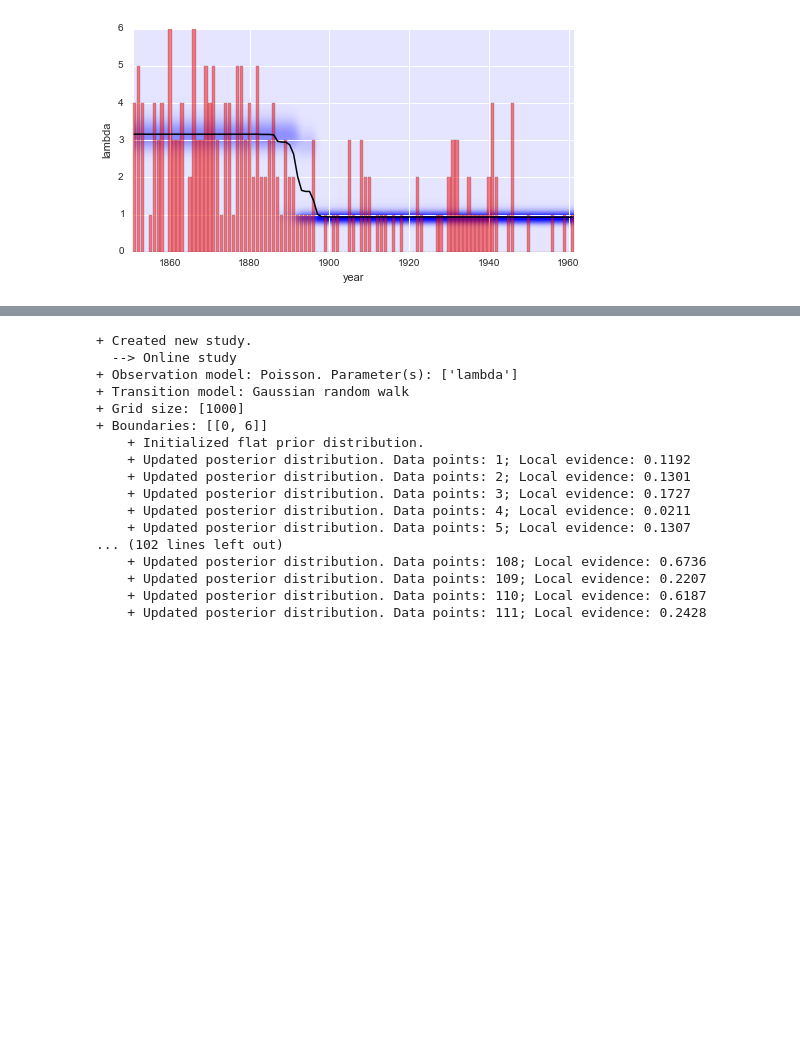
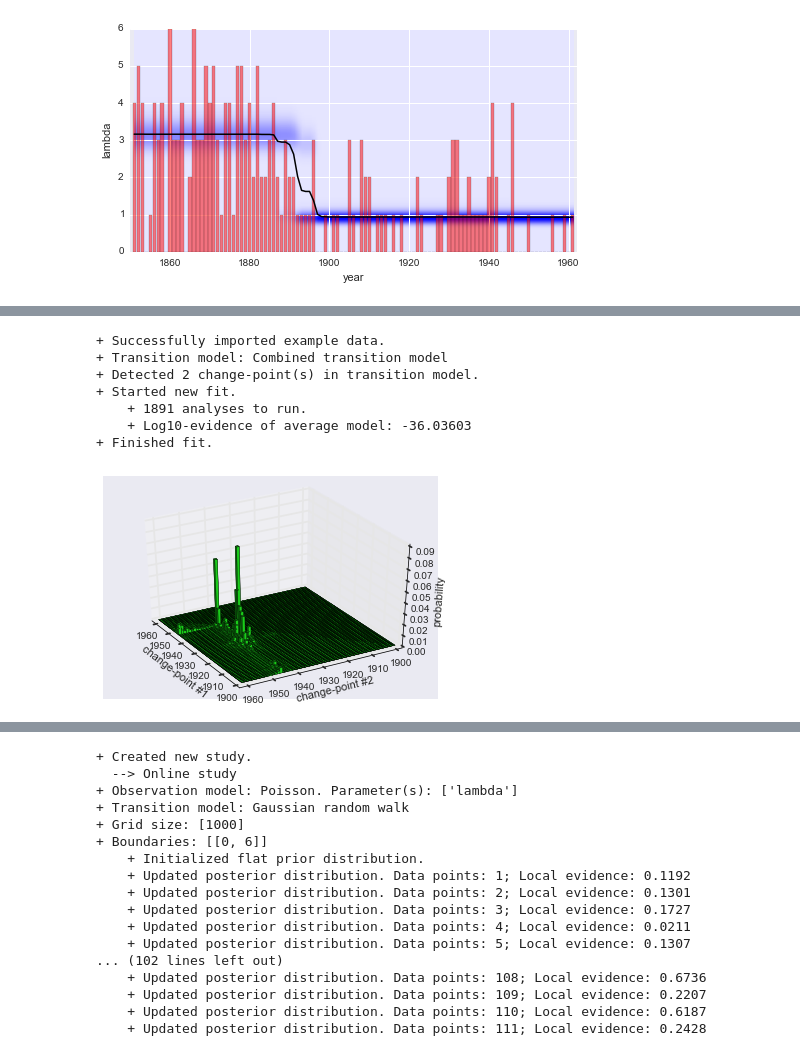
Before and after one commit to christophmark/bayesloop, a Jupyter notebook: docs/bayesloop_tutorial.ipynb, the cells around one changed output, grey strips where cells are left out. Cells and saved outputs as stored; diff of their text form; code cells hidden in the pictures; blank space fills up the shorter version.

```diff
--- a/docs/bayesloop_tutorial.ipynb
+++ b/docs/bayesloop_tutorial.ipynb
@@ -609,0 +617,26 @@ plt.xlabel('year')
+# %%
+CPS.loadExampleData()
+CPS.rawData = CPS.rawData[49:] # restrict analysis to data after 1900
+
+K = bl.tm.CombinedTransitionModel(bl.tm.ChangePoint(tChange=20),
+                                  bl.tm.ChangePoint(tChange=40)
+                                  )
+CPS.setTransitionModel(K)
+CPS.fit(silent=True)
+
+CPS.plotJointChangepointDistribution(indices=[0, 1], tRange=[1900, 1961], color=[0.1, 0.8, 0.1])
+plt.xlim([1899, 1962])
+plt.ylim([1899, 1962])
+
+# set proper view-point
+ax = plt.gca()
+ax.view_init(elev=35, azim=150)
+# %% [output]
++ Successfully imported example data.
++ Transition model: Combined transition model
++ Detected 2 change-point(s) in transition model.
++ Started new fit.
+    + 1891 analyses to run.
+    + Log10-evidence of average model: -36.03603
++ Finished fit.
+[figure, added]
```
Also changed, not shown: parts of 33 cells of this notebook.
